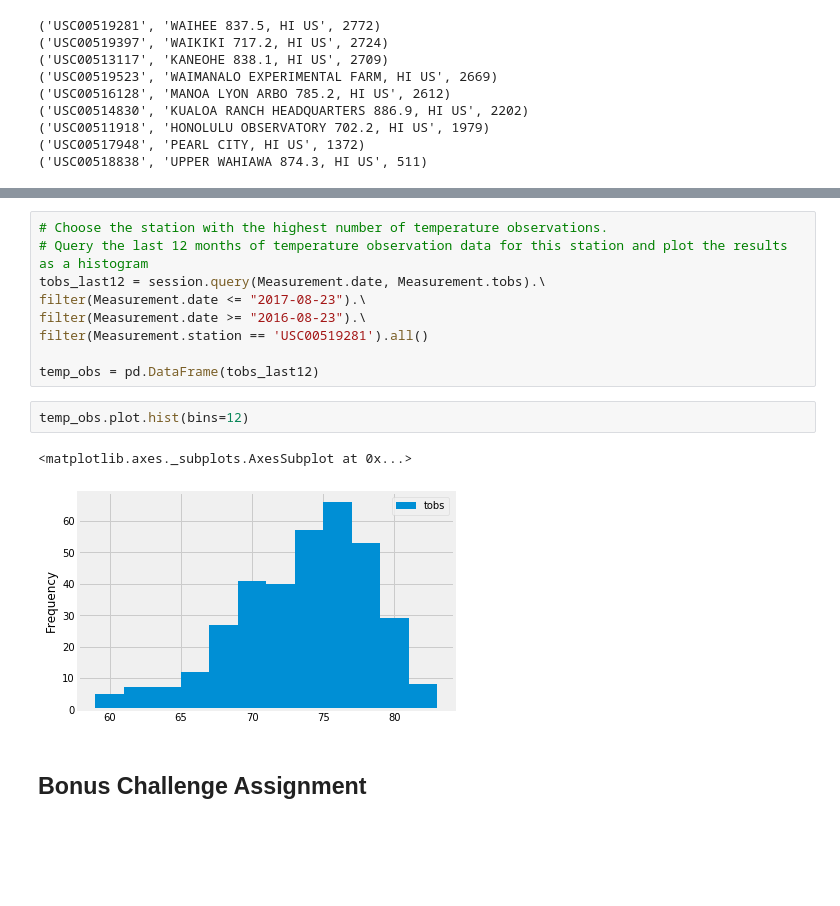
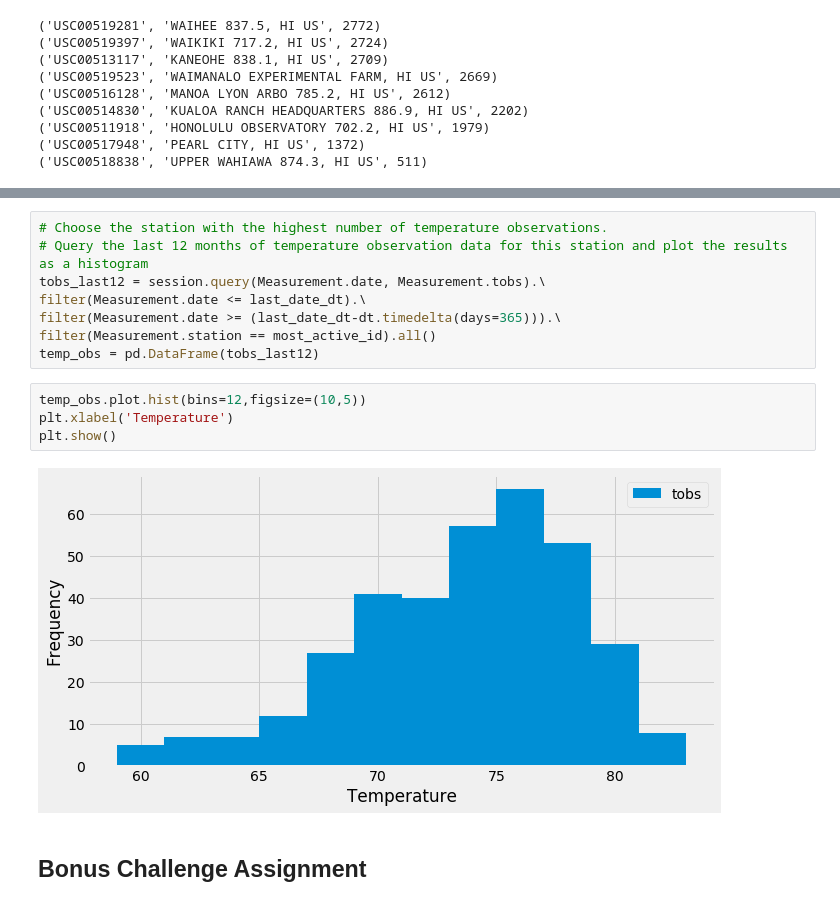
Before and after one commit to Jose2512/sqlalchemy-challenge, a Jupyter notebook: climate_starter.ipynb, the cells around one changed output, grey strips where cells are left out. Saved outputs shown, nothing was run; the diff lists cells and outputs as text; blank space fills up the shorter version.

```diff
--- a/climate_starter.ipynb
+++ b/climate_starter.ipynb
@@ -119,16 +134,16 @@ for temps in most_active:
 # Choose the station with the highest number of temperature observations.
 # Query the last 12 months of temperature observation data for this station and plot the results as a histogram
 tobs_last12 = session.query(Measurement.date, Measurement.tobs).\
-filter(Measurement.date <= "2017-08-23").\
-filter(Measurement.date >= "2016-08-23").\
-filter(Measurement.station == 'USC00519281').all()
-
+filter(Measurement.date <= last_date_dt).\
+filter(Measurement.date >= (last_date_dt-dt.timedelta(days=365))).\
+filter(Measurement.station == most_active_id).all()
 temp_obs = pd.DataFrame(tobs_last12)
 # %%
-temp_obs.plot.hist(bins=12)
+temp_obs.plot.hist(bins=12,figsize=(10,5))
+plt.xlabel('Temperature')
+plt.show()
 # %% [output]
-<matplotlib.axes._subplots.AxesSubplot at 0x...>
-[figure, old version]
+[figure, new version]
 # %% [markdown]
 ## Bonus Challenge Assignment
 # %%
```
Also changed, not shown: parts of 5 cells of this notebook, 1 other file.
